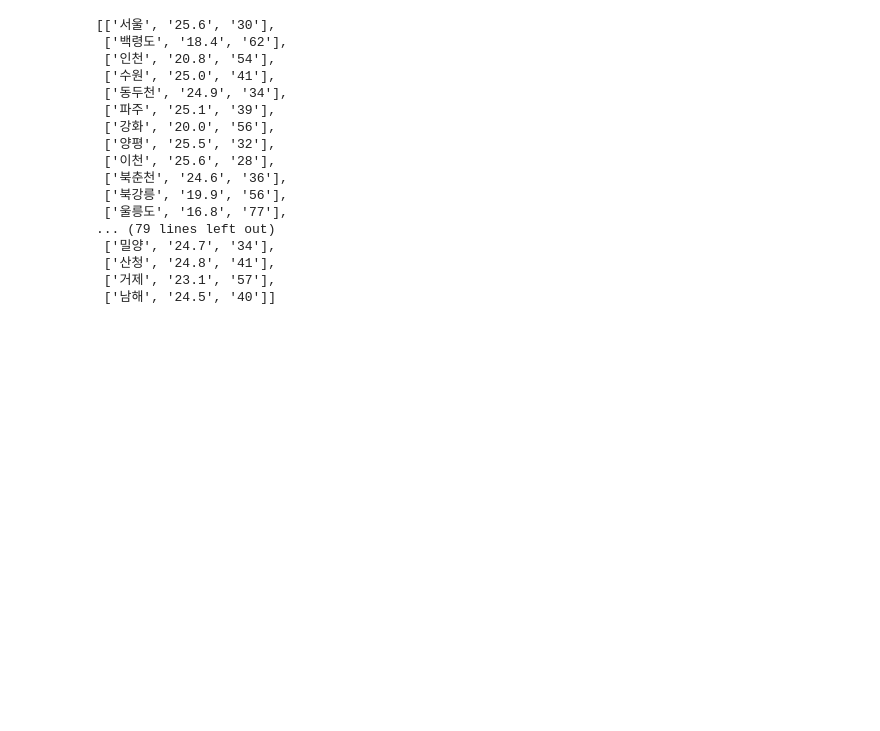
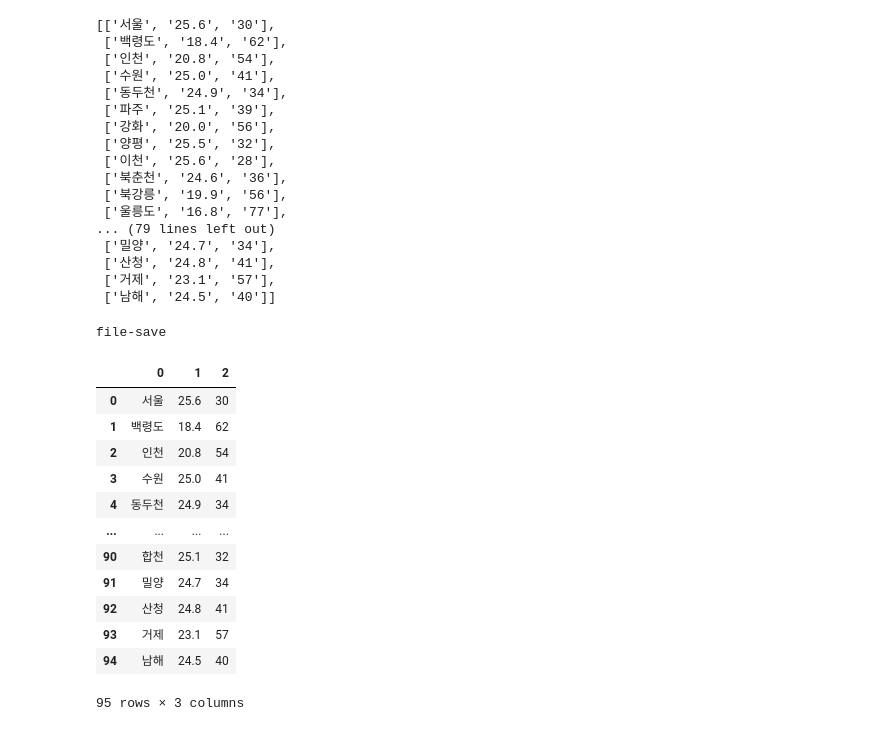
Before and after one commit to dhdmsdud/TIL, a Jupyter notebook: MachinLearning/MongoDB.ipynb, the cells around one changed output. Saved outputs shown, nothing was run; the diff lists cells and outputs as text; code cells hidden in the pictures; blank space fills up the shorter version.

```diff
--- a/MachinLearning/MongoDB.ipynb
+++ b/MachinLearning/MongoDB.ipynb
@@ -400,3 +408,32 @@ data
  ['산청', '24.8', '41'],
  ['거제', '23.1', '57'],
  ['남해', '24.5', '40']]
+# %%
+# csv 파일 저장
+
+with open('python_weather.csv', 'w', encoding='utf-8') as file :
+    for d in data :
+        file.write('{},{},{}\n'.format(d[0],d[1],d[2]))
+print('file-save')
+# %% [output]
+file-save
+# %%
+import numpy as np
+import pandas as pd
+
+load_data = pd.read_csv('./python_weather.csv', header=None)
+load_data
+# %% [output]
+|  | 0 | 1 | 2 |
+| 0 | 서울 | 25.6 | 30 |
+| 1 | 백령도 | 18.4 | 62 |
+| 2 | 인천 | 20.8 | 54 |
+| 3 | 수원 | 25.0 | 41 |
+| 4 | 동두천 | 24.9 | 34 |
+| ... | ... | ... | ... |
+| 90 | 합천 | 25.1 | 32 |
+| 91 | 밀양 | 24.7 | 34 |
+| 92 | 산청 | 24.8 | 41 |
+| 93 | 거제 | 23.1 | 57 |
+| 94 | 남해 | 24.5 | 40 |
+95 rows × 3 columns
```
Also changed, not shown: parts of 19 cells of this notebook.
